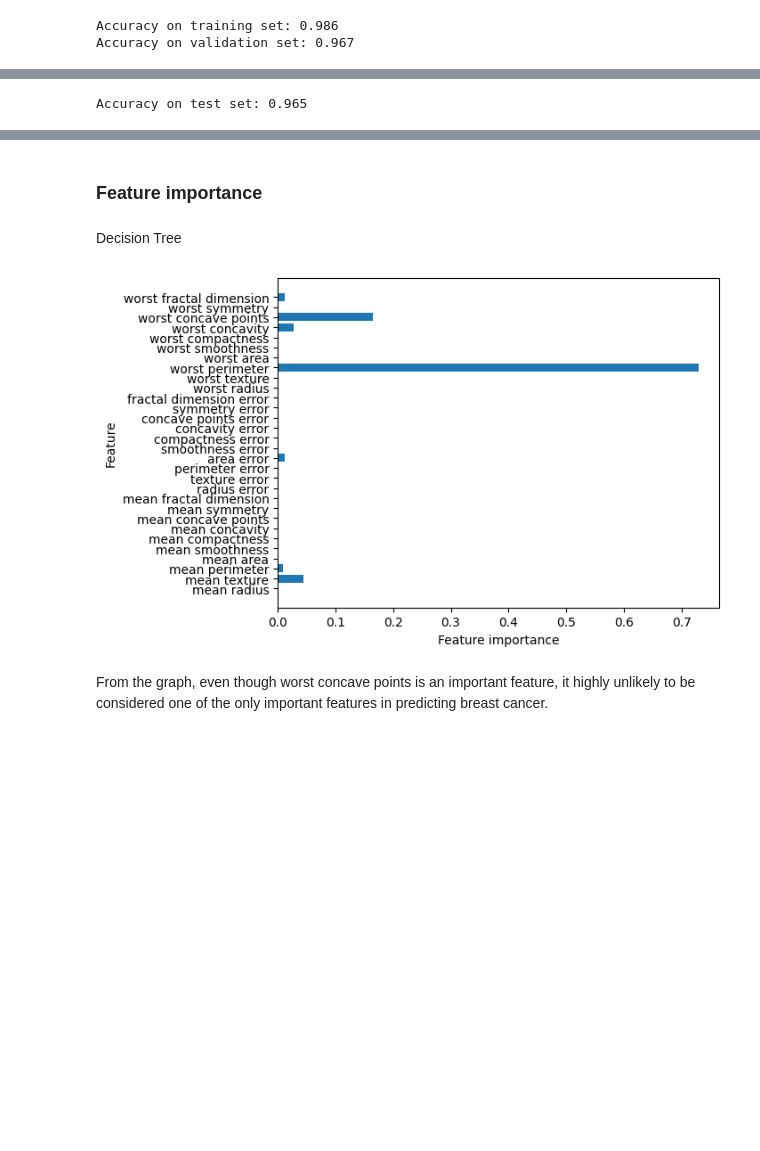
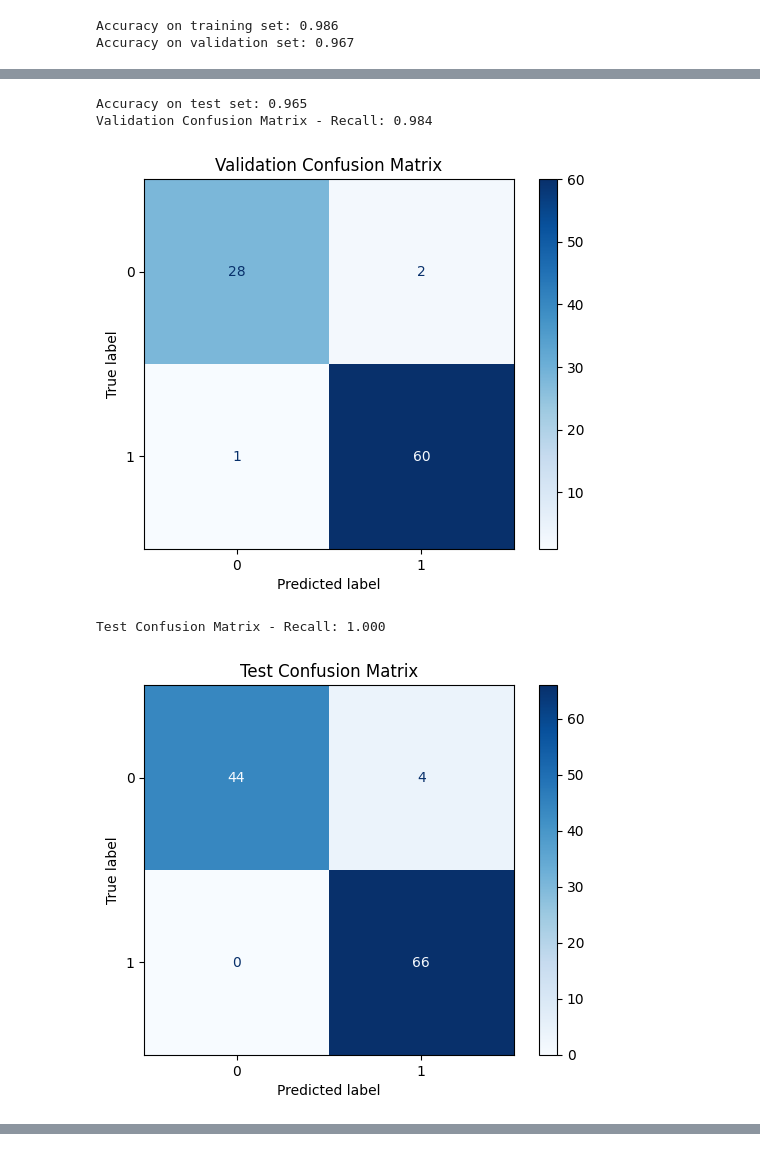
Before and after one commit to baonq888/ml-scikit-projects, a Jupyter notebook: breast_cancer_prediction.ipynb, the cells around one changed output, grey strips where cells are left out. Cells and saved outputs as stored; diff of their text form; code cells hidden in the pictures; blank space fills up the shorter version.

```diff
--- a/breast_cancer_prediction.ipynb
+++ b/breast_cancer_prediction.ipynb
@@ -443,4 +510,14 @@ Accuracy on test set: 0.921
 # %%
 print("Accuracy on test set: {:.3f}".format(forest.score(X_test_scaled, y_test)))
+
+plot_confusion_matrix(forest, X_val_scaled, y_val, title="Validation Confusion Matrix")
+
+plot_confusion_matrix(forest, X_test_scaled, y_test, title="Test Confusion Matrix")
+
+plot_feature_importances_cancer(forest)
 # %% [output]
 Accuracy on test set: 0.965
+Validation Confusion Matrix - Recall: 0.984
+[figure, added]
+Test Confusion Matrix - Recall: 1.000
+[figure, added]
@@ -454,10 +524,0 @@ def plot_feature_importances_cancer(model):
-# %% [markdown]
-### Feature importance
-# %% [markdown]
-Decision Tree
-# %%
-plot_feature_importances_cancer(tree)
-# %% [output]
-[figure, removed]
-# %% [markdown]
-From the graph, even though worst concave points is an important feature, it highly unlikely to be considered one of the only important features in predicting breast cancer.
```
Also changed, not shown: parts of 54 cells of this notebook.
